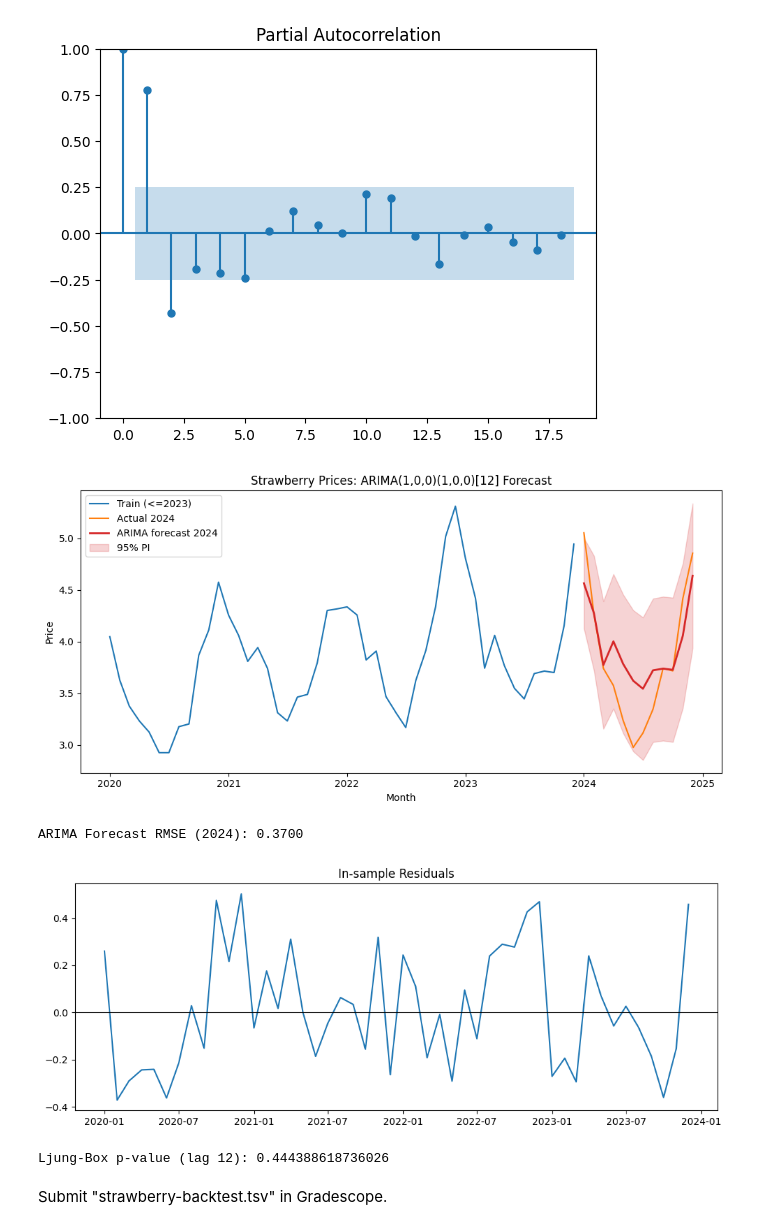
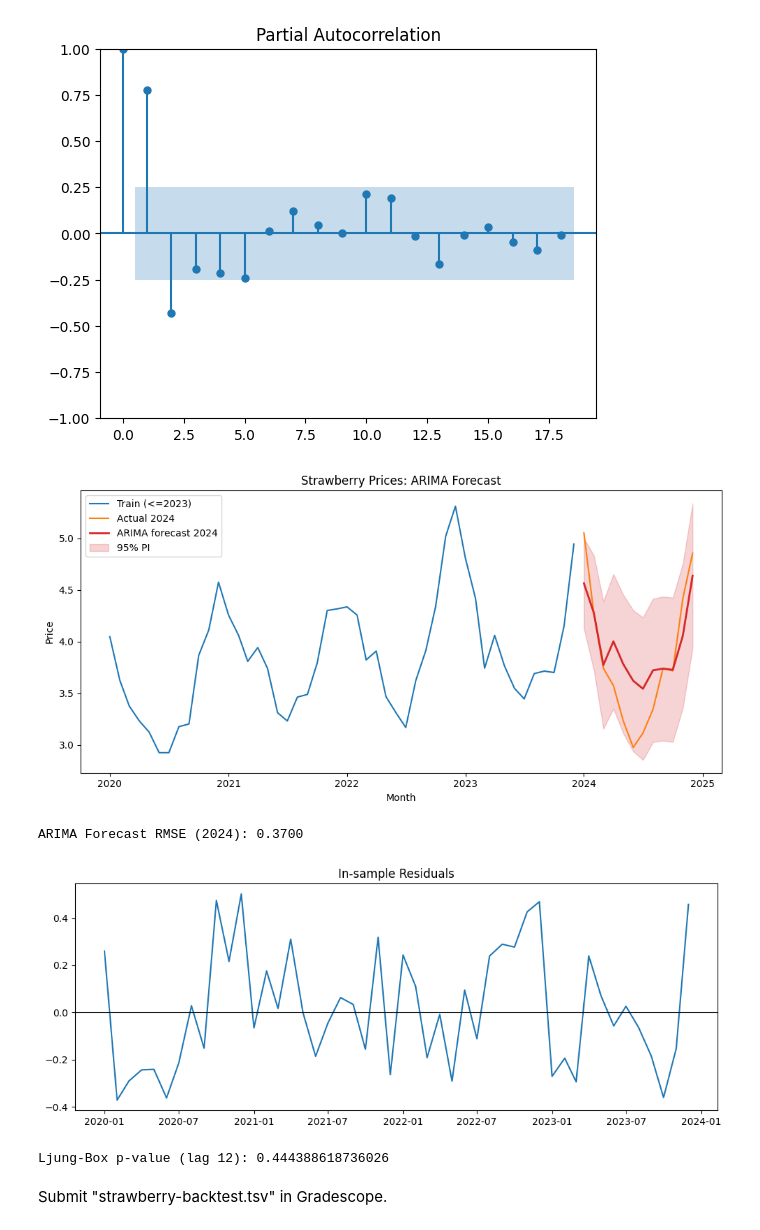
Before and after one commit to jtvon/dx704-project-02, a Jupyter notebook: project.ipynb, the cells around one changed output. Cells and saved outputs as stored; diff of their text form; code cells hidden in the pictures.

```diff
--- a/project.ipynb
+++ b/project.ipynb
@@ -115,47 +115,43 @@ fc_obj = arima_res.get_forecast(steps=steps_ahead)
 fc_mean = fc_obj.predicted_mean
 fc_ci = fc_obj.conf_int()      # DataFrame with lower / upper
 
-# Defensive handling of column names (statsmodels version differences)
-lower_col = fc_ci.columns[0]
-upper_col = fc_ci.columns[1]
-
 # 3. Plot: history + actual 2024 + forecast + intervals
 plt.figure(figsize=(10,5))
 plt.plot(training_df.index, training_df['price'], label='Train (<=2023)', color='C0')
 plt.plot(testing_df.index, testing_df['price'], label='Actual 2024', color='C1')
 plt.plot(fc_mean.index, fc_mean.values, label='ARIMA forecast 2024', color='C3', linewidth=2)
 plt.fill_between(fc_mean.index,
-                 fc_ci[lower_col],
-                 fc_ci[upper_col],
+                 fc_ci['lower price'],
+                 fc_ci['upper price'],
                  color='C3', alpha=0.20, label='95% PI')
-plt.title('Strawberry Prices: ARIMA(1,0,0)(1,0,0)[12] Forecast')
+plt.title('Strawberry Prices: ARIMA Forecast')
 plt.ylabel('Price')
 plt.xlabel('Month')
 plt.legend()
 plt.tight_layout()
 plt.show()
 
 # 4. Forecast error metrics
 rmse = np.sqrt(mean_squared_error(testing_df['price'], fc_mean))
 print(f'ARIMA Forecast RMSE (2024): {rmse:.4f}')
 
 # 5. Residual diagnostics (in-sample)
 residuals = arima_res.resid
 plt.figure(figsize=(10,4))
 plt.plot(residuals)
 plt.title('In-sample Residuals')
 plt.axhline(0, color='k', linewidth=0.8)
 plt.tight_layout()
 plt.show()
 
 lb = acorr_ljungbox(residuals, lags=[12], return_df=True)
 print('Ljung-Box p-value (lag 12):', lb['lb_pvalue'].iloc[0])
 
 # 6. Save backtest forecast (mean only)
 pred_2024_df = pd.DataFrame({'price': fc_mean}, index=testing_df.index)
 pred_2024_df.to_csv('submission/strawberry-backtest.tsv', sep='\t')
 # %% [output]
-[figure, old version]
+[figure, new version]
 ARIMA Forecast RMSE (2024): 0.3700
 [figure]
 Ljung-Box p-value (lag 12): 0.444388618736026
```
Also changed, not shown: parts of 6 cells of this notebook.
